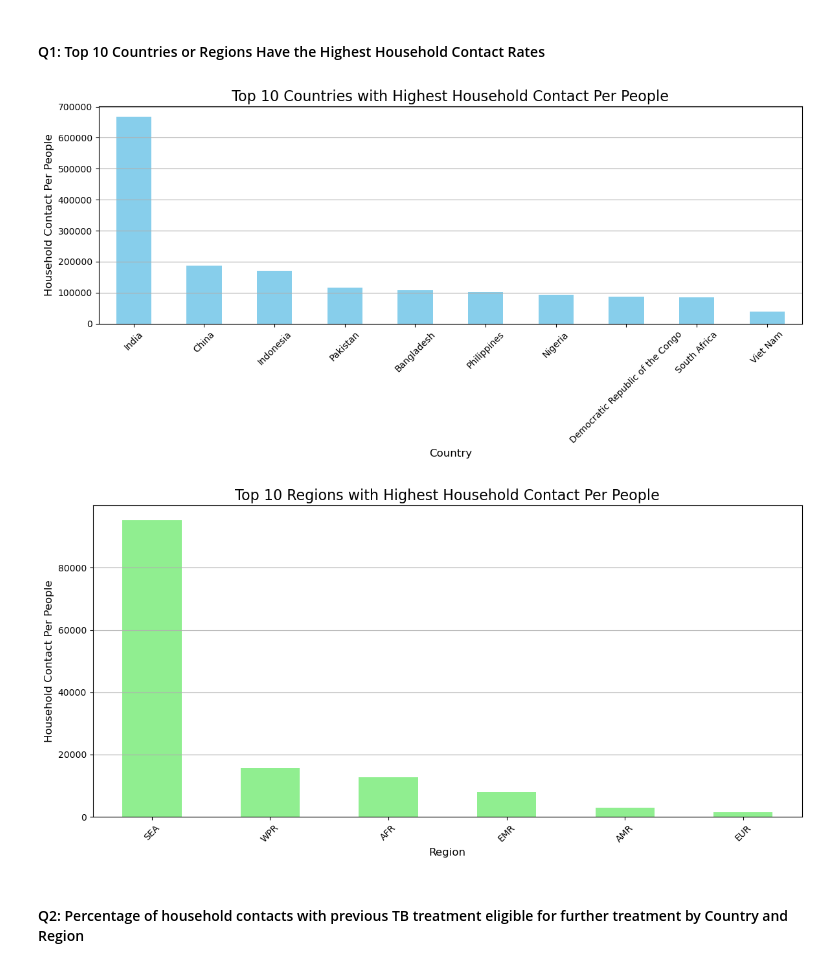
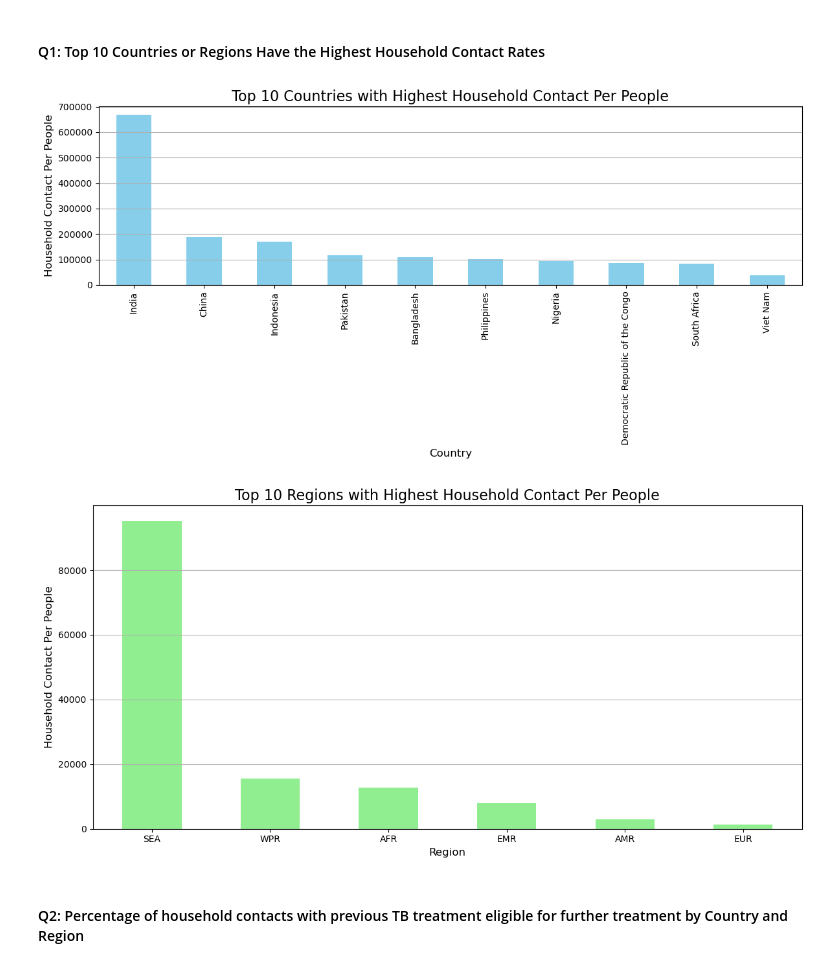
Before and after one commit to mnazhar13/DataAnalyticsProject, a Jupyter notebook: LTBI-estimates-Workbook.ipynb, the cells around one changed output. Cells and saved outputs as stored; diff of their text form; code cells hidden in the pictures.

```diff
--- a/LTBI-estimates-Workbook.ipynb
+++ b/LTBI-estimates-Workbook.ipynb
@@ -423,30 +423,30 @@ year
 # %%
 import matplotlib.pyplot as plt
 
 # Plot Top 10 Countries
 plt.figure(figsize=(12, 6))
 contact_rate_by_country.plot(kind='bar', color='skyblue')
 plt.title('Top 10 Countries with Highest Household Contact Per People', fontsize=16)
 plt.xlabel('Country', fontsize=12)
 plt.ylabel('Household Contact Per People', fontsize=12)
-plt.xticks(rotation=45)
+plt.xticks(rotation=90)
 plt.grid(axis='y')
 plt.tight_layout()
 plt.show()
 
 # Plot Top 10 Regions
 plt.figure(figsize=(12, 6))
 contact_rate_by_region.plot(kind='bar', color='lightgreen')
 plt.title('Top 10 Regions with Highest Household Contact Per People', fontsize=16)
 plt.xlabel('Region', fontsize=12)
 plt.ylabel('Household Contact Per People', fontsize=12)
-plt.xticks(rotation=45)
+plt.xticks(rotation=0)
 plt.grid(axis='y')
 plt.tight_layout()
 plt.show()
 # %% [output]
-[figure, old version]
+[figure, new version]
-[figure, old version]
+[figure, new version]
 # %% [markdown]
 #### Q2: Percentage of household contacts with previous TB treatment eligible for further treatment by Country and Region
 # %%
```
Also changed, not shown: parts of 1 cell of this notebook.
